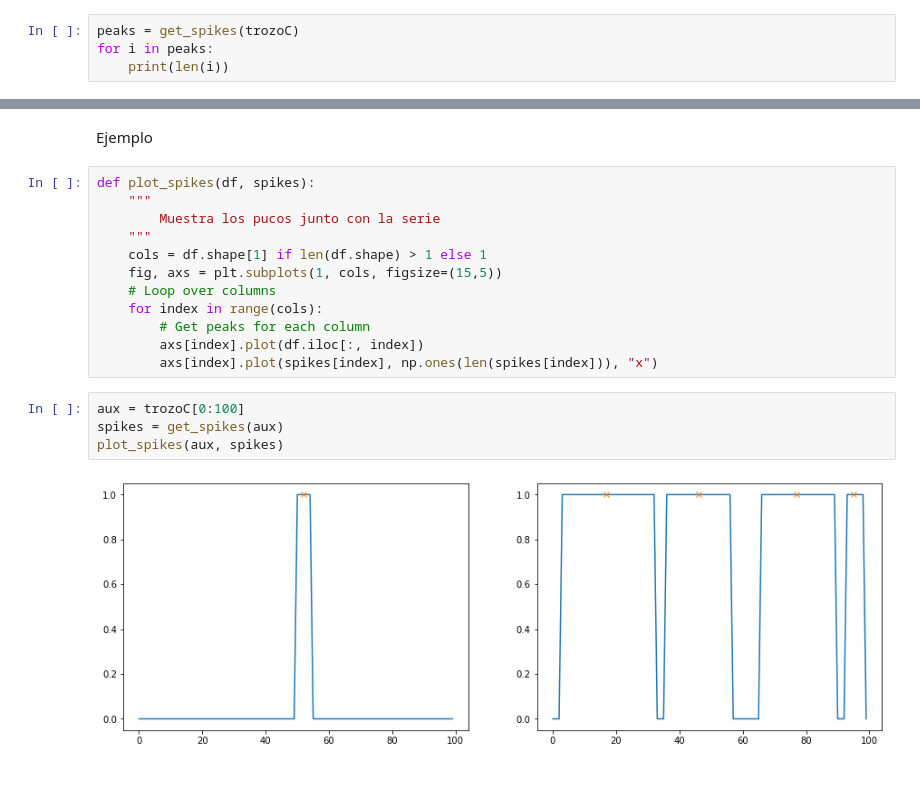
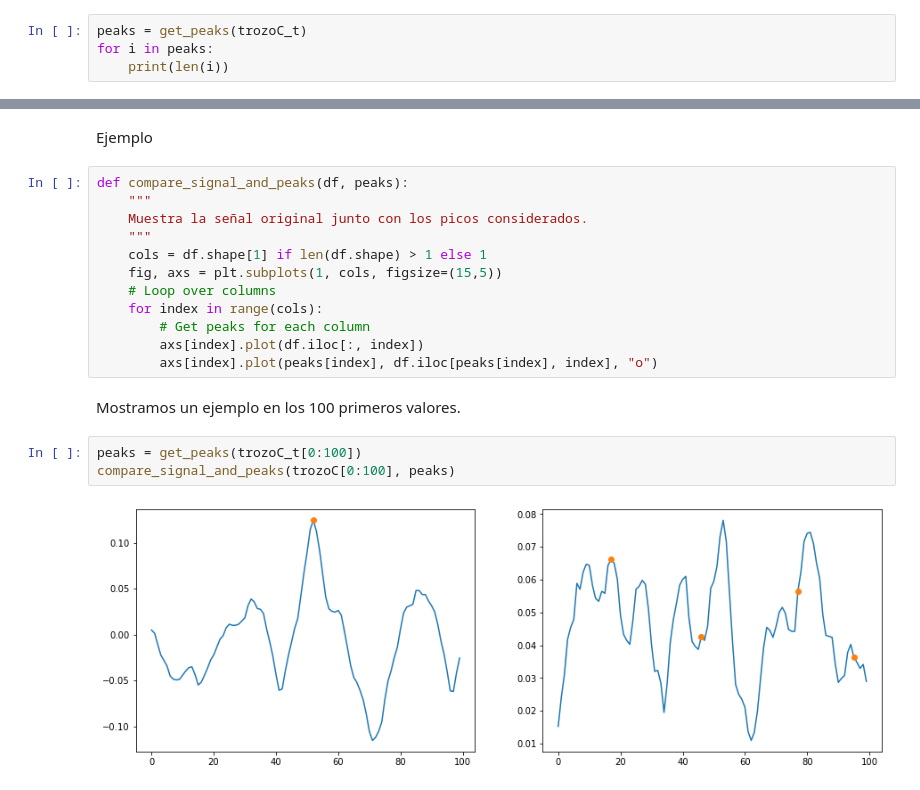
Before and after one commit to Ludvins/MCD_Practicas_TI, a Jupyter notebook: Practica.ipynb, the cells around one changed output, grey strips where cells are left out. Cells and saved outputs as stored; diff of their text form.

```diff
--- a/Practica.ipynb
+++ b/Practica.ipynb
@@ -66,7 +79,7 @@ def get_spikes(df):
 # %% [markdown]
 El número total de picos encontrados es:
 # %%
-peaks = get_spikes(trozoC)
+peaks = get_peaks(trozoC_t)
 for i in peaks:
     print(len(i))
 # %% [output]
@@ -75,9 +88,9 @@ for i in peaks:
 # %% [markdown]
 Ejemplo
 # %%
-def plot_spikes(df, spikes):
+def compare_signal_and_peaks(df, peaks):
     """
-        Muestra los pucos junto con la serie
+    Muestra la señal original junto con los picos considerados.
     """
     cols = df.shape[1] if len(df.shape) > 1 else 1
     fig, axs = plt.subplots(1, cols, figsize=(15,5))
@@ -85,10 +98,11 @@ def plot_spikes(df, spikes):
     for index in range(cols):
         # Get peaks for each column
         axs[index].plot(df.iloc[:, index])
-        axs[index].plot(spikes[index], np.ones(len(spikes[index])), "x")
+        axs[index].plot(peaks[index], df.iloc[peaks[index], index], "o")
-# %%
-aux = trozoC[0:100]
-spikes = get_spikes(aux)
-plot_spikes(aux, spikes)
-# %% [output]
-[figure, removed]
+# %% [markdown]
+Mostramos un ejemplo en los 100 primeros valores.
+# %%
+peaks = get_peaks(trozoC_t[0:100])
+compare_signal_and_peaks(trozoC[0:100], peaks)
+# %% [output]
+[figure, added]
```
Also changed, not shown: parts of 11 cells of this notebook.
